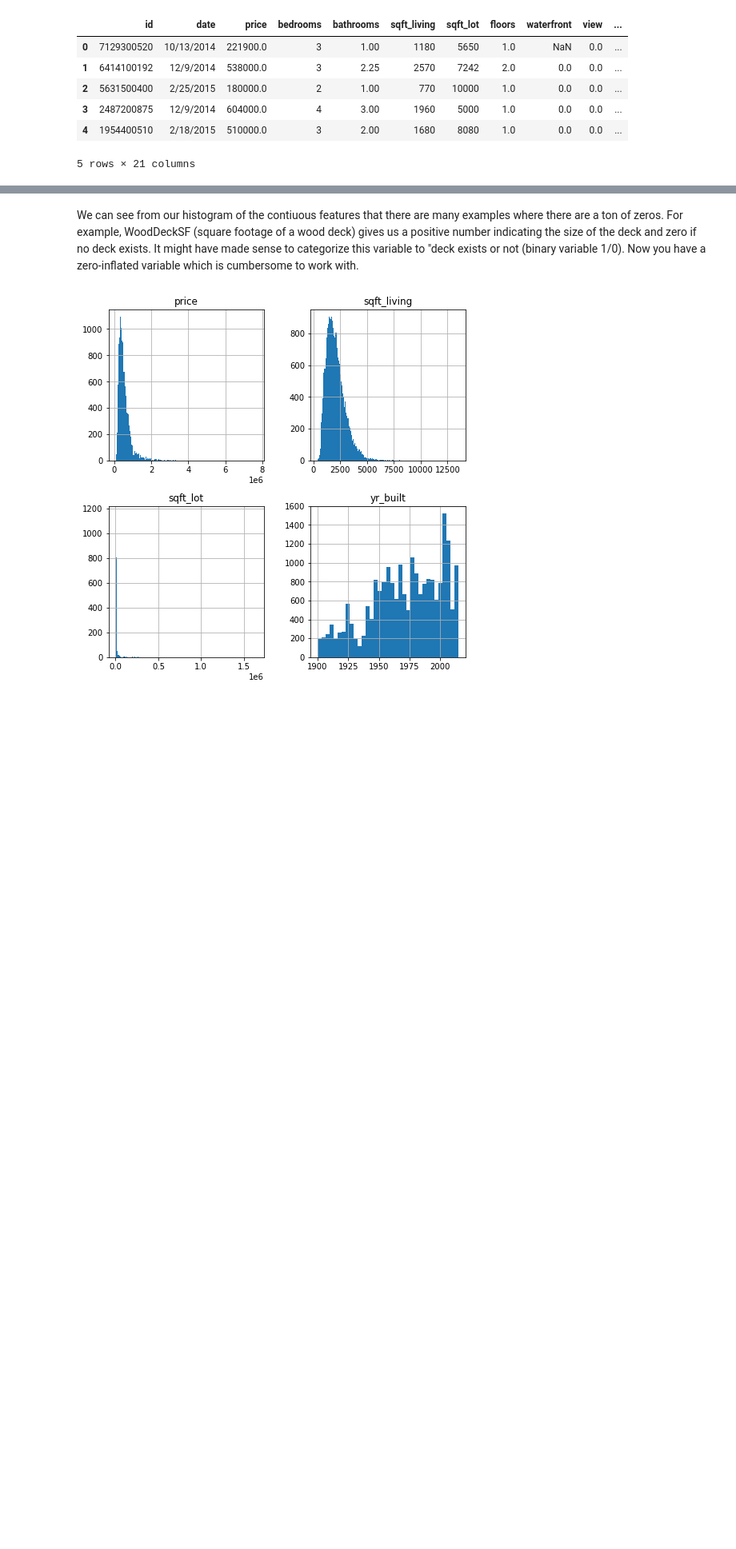
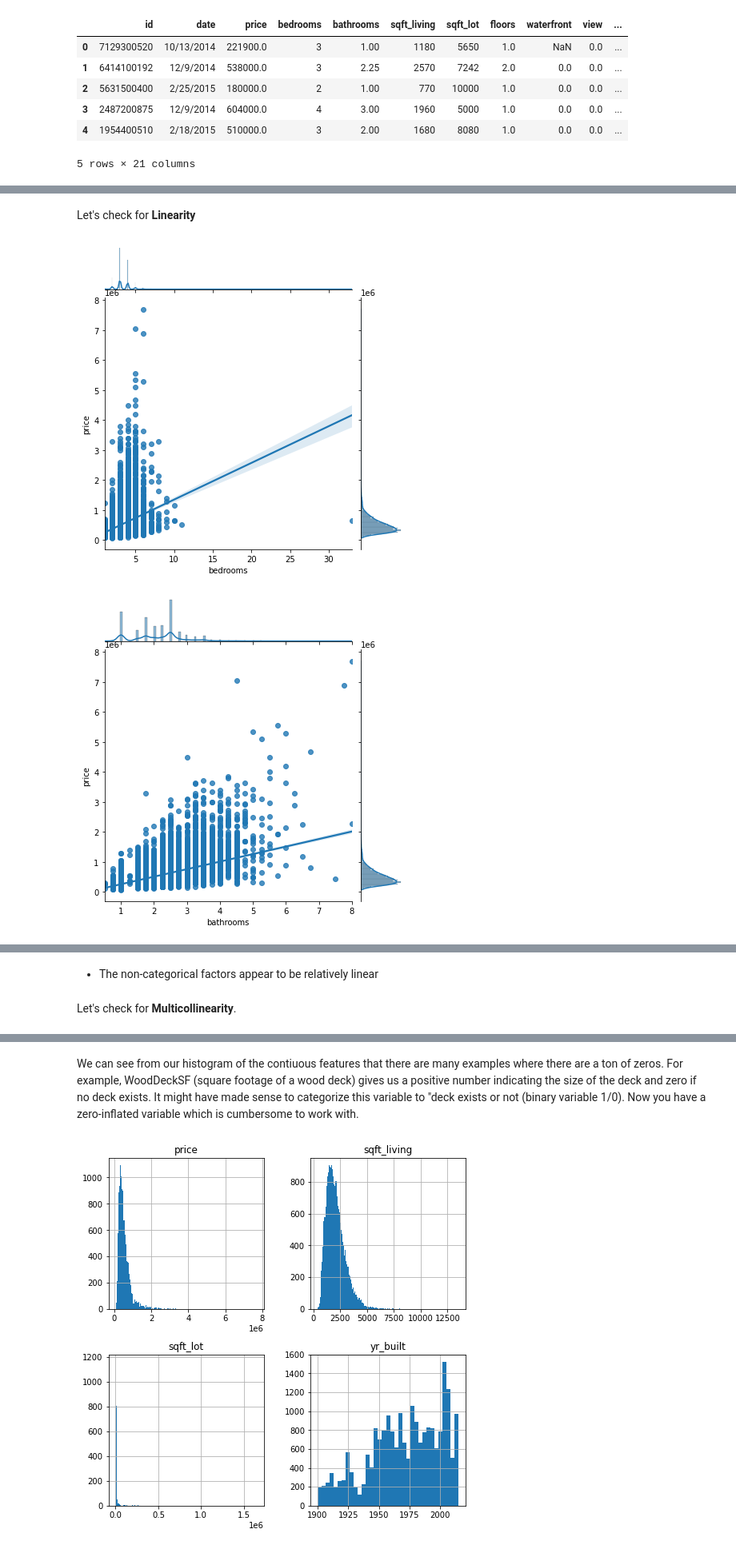
Before and after one commit to brianlee35/housing-sale-analysis, a Jupyter notebook: student.ipynb, the cells around one changed output, grey strips where cells are left out. Shown: that part at 80% size. Saved outputs shown, nothing was run; the diff lists cells and outputs as text; code cells hidden in the pictures; blank space fills up the shorter version.

```diff
--- a/student.ipynb
+++ b/student.ipynb
@@ -208,0 +244,8 @@ fig.tight_layout()
+# %% [markdown]
+Let's check for __Linearity__
+# %%
+for col in data.columns[1:]:
+    sns.jointplot(x=col, y='price', data=data, kind='reg');
+# %% [output]
+[figure, added]
+[figure, added]
@@ -208,0 +260,4 @@ fig.tight_layout()
+# %% [markdown]
+* The non-categorical factors appear to be relatively linear
+# %% [markdown]
+Let's check for __Multicollinearity__.
```
Also changed, not shown: parts of 78 cells of this notebook.
